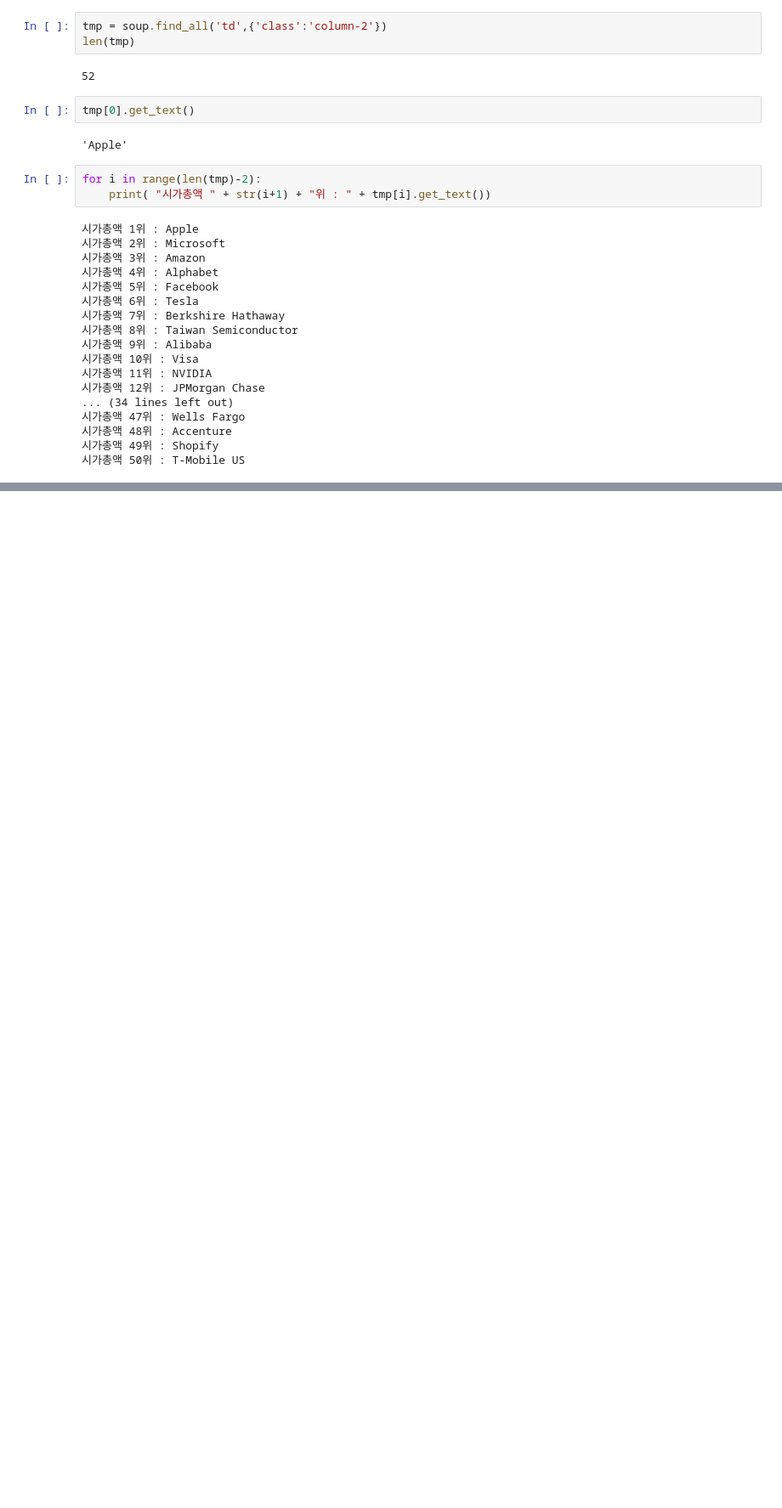
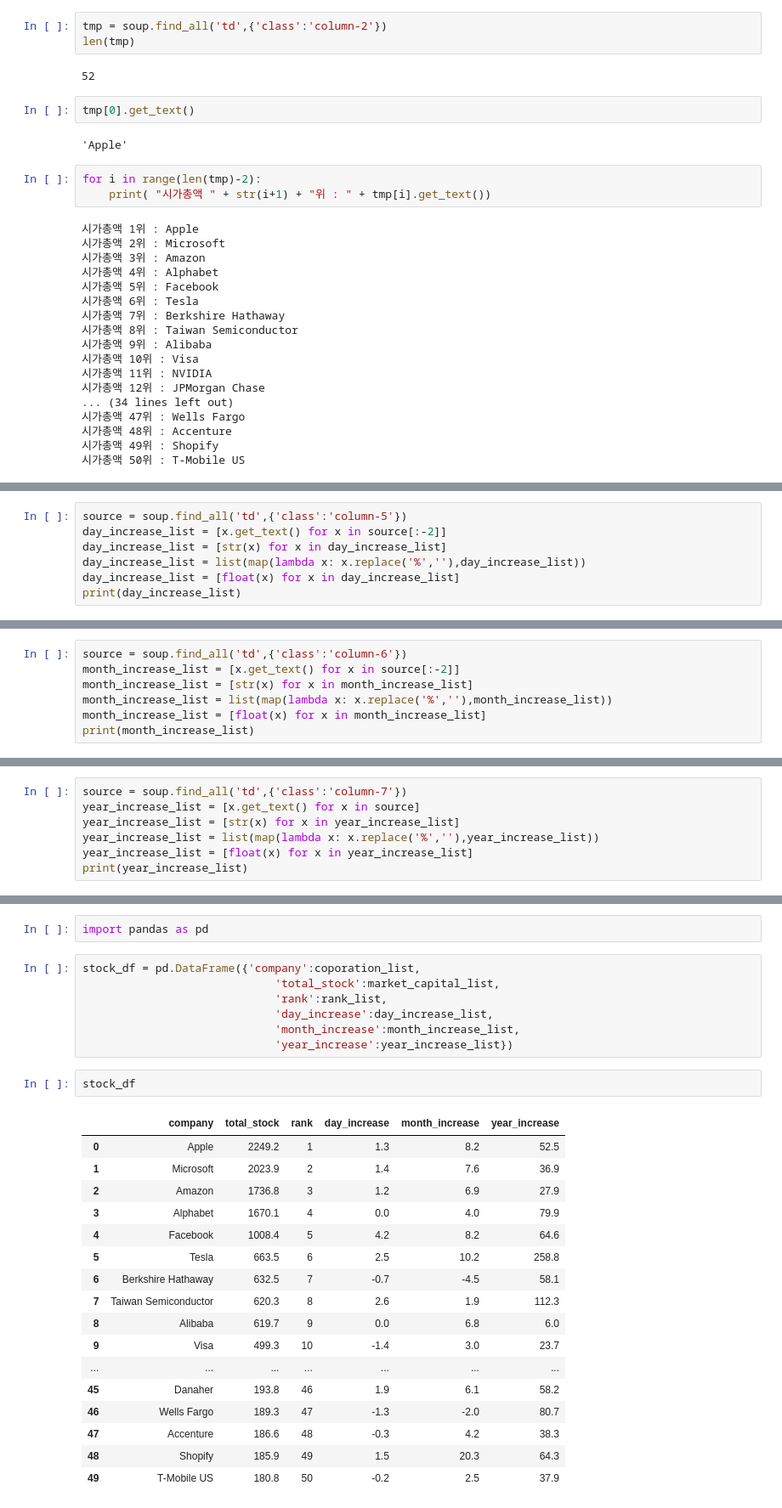
Before and after one commit to JinSuJinSu/jupyter-notebook, a Jupyter notebook: google-crawling.ipynb, the cells around one changed output, grey strips where cells are left out. Shown at 85% size. Saved outputs shown, nothing was run; the diff lists cells and outputs as text; blank space fills up the shorter version.

Commit message:
analyize stock increase rate

```diff
--- a/google-crawling.ipynb
+++ b/google-crawling.ipynb
@@ -62,0 +97,7 @@ for i in range(len(tmp)-2):
+# %%
+source = soup.find_all('td',{'class':'column-5'})
+day_increase_list = [x.get_text() for x in source[:-2]]
+day_increase_list = [str(x) for x in day_increase_list]
+day_increase_list = list(map(lambda x: x.replace('%',''),day_increase_list))
+day_increase_list = [float(x) for x in day_increase_list]
+print(day_increase_list)
@@ -62,0 +106,7 @@ for i in range(len(tmp)-2):
+# %%
+source = soup.find_all('td',{'class':'column-6'})
+month_increase_list = [x.get_text() for x in source[:-2]]
+month_increase_list = [str(x) for x in month_increase_list]
+month_increase_list = list(map(lambda x: x.replace('%',''),month_increase_list))
+month_increase_list = [float(x) for x in month_increase_list]
+print(month_increase_list)
@@ -62,0 +115,7 @@ for i in range(len(tmp)-2):
+# %%
+source = soup.find_all('td',{'class':'column-7'})
+year_increase_list = [x.get_text() for x in source]
+year_increase_list = [str(x) for x in year_increase_list]
+year_increase_list = list(map(lambda x: x.replace('%',''),year_increase_list))
+year_increase_list = [float(x) for x in year_increase_list]
+print(year_increase_list)
@@ -62,0 +138,29 @@ for i in range(len(tmp)-2):
+# %%
+import pandas as pd
+# %%
+stock_df = pd.DataFrame({'company':coporation_list,
+                             'total_stock':market_capital_list,
+                             'rank':rank_list,
+                             'day_increase':day_increase_list,
+                             'month_increase':month_increase_list,
+                             'year_increase':year_increase_list})
+# %%
+stock_df
+# %% [output]
+|  | company | total_stock | rank | day_increase | month_increase | year_increase |
+| 0 | Apple | 2249.2 | 1 | 1.3 | 8.2 | 52.5 |
+| 1 | Microsoft | 2023.9 | 2 | 1.4 | 7.6 | 36.9 |
+| 2 | Amazon | 1736.8 | 3 | 1.2 | 6.9 | 27.9 |
+| 3 | Alphabet | 1670.1 | 4 | 0.0 | 4.0 | 79.9 |
+| 4 | Facebook | 1008.4 | 5 | 4.2 | 8.2 | 64.6 |
+| 5 | Tesla | 663.5 | 6 | 2.5 | 10.2 | 258.8 |
+| 6 | Berkshire Hathaway | 632.5 | 7 | -0.7 | -4.5 | 58.1 |
+| 7 | Taiwan Semiconductor | 620.3 | 8 | 2.6 | 1.9 | 112.3 |
+| 8 | Alibaba | 619.7 | 9 | 0.0 | 6.8 | 6.0 |
+| 9 | Visa | 499.3 | 10 | -1.4 | 3.0 | 23.7 |
+| ... | ... | ... | ... | ... | ... | ... |
+| 45 | Danaher | 193.8 | 46 | 1.9 | 6.1 | 58.2 |
+| 46 | Wells Fargo | 189.3 | 47 | -1.3 | -2.0 | 80.7 |
+| 47 | Accenture | 186.6 | 48 | -0.3 | 4.2 | 38.3 |
+| 48 | Shopify | 185.9 | 49 | 1.5 | 20.3 | 64.3 |
+| 49 | T-Mobile US | 180.8 | 50 | -0.2 | 2.5 | 37.9 |
```
Also changed, not shown: parts of 8 cells of this notebook, 1 other file.
